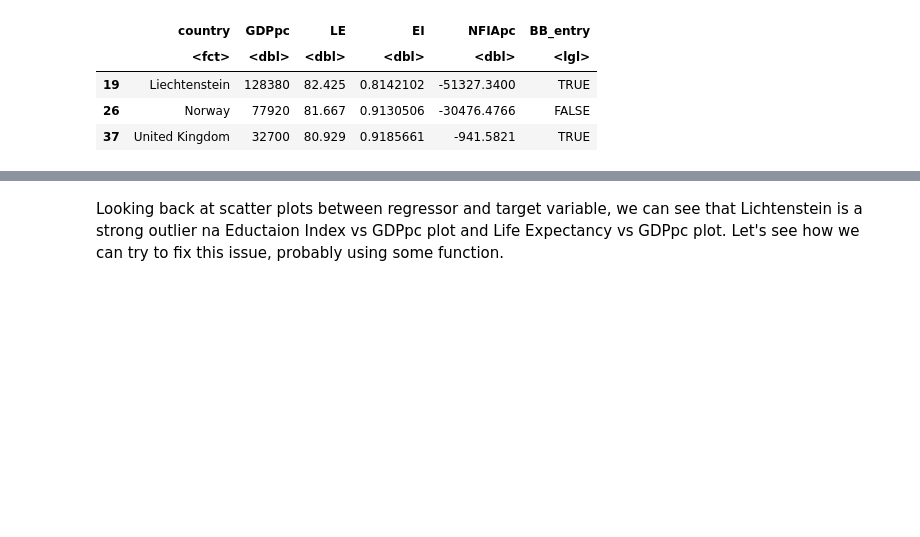
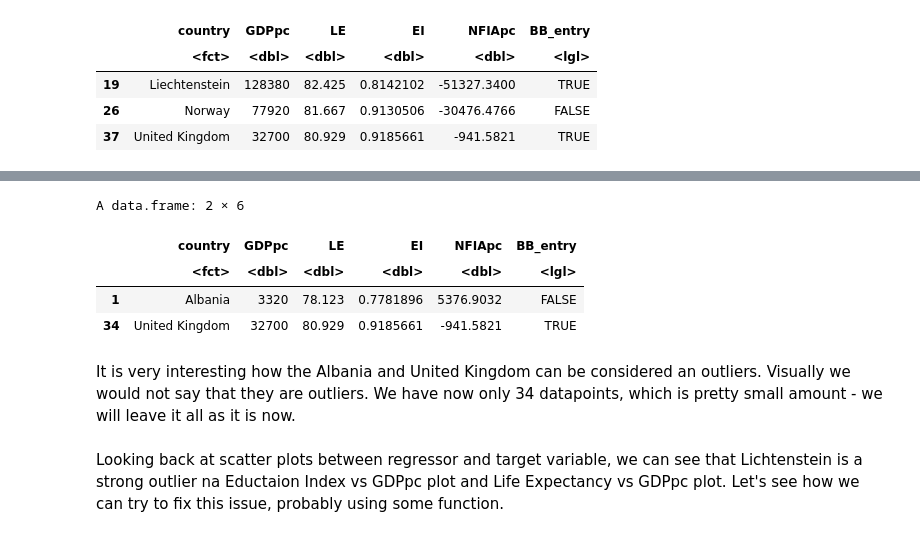
Before and after one commit to nickobard/eurostat-datasets-analysis, a Jupyter notebook: sem-3/semestral-work.ipynb, the cells around one changed output, grey strips where cells are left out. Drawn from its saved outputs; the diff is of its cells as text; code cells hidden in the pictures; blank space fills up the shorter version.

```diff
--- a/sem-3/semestral-work.ipynb
+++ b/sem-3/semestral-work.ipynb
@@ -495,0 +554,5 @@ A data.frame: 3 × 6
+# %%
+# remove observation 19
+data_filtered <- data_filtered[-24,]
+# reset indexes
+row.names(data_filtered) <- NULL
@@ -496,3 +587,13 @@ A data.frame: 3 × 6
+# %%
+data_filtered[c(1,34),]
+# %% [output]
+A data.frame: 2 × 6
+|  | country | GDPpc | LE | EI | NFIApc | BB_entry |
+|  | <fct> | <dbl> | <dbl> | <dbl> | <dbl> | <lgl> |
+| 1 | Albania | 3320 | 78.123 | 0.7781896 | 5376.9032 | FALSE |
+| 34 | United Kingdom | 32700 | 80.929 | 0.9185661 | -941.5821 | TRUE |
+# %% [markdown]
+It is very interesting how the Albania and United Kingdom can be considered an outliers. Visually we would not say that they are outliers. We have now only 34 datapoints, which is pretty small amount - we will leave it all as it is now.
 # %% [markdown]
 Looking back at scatter plots between regressor and target variable, we can see that Lichtenstein is a strong outlier na Eductaion Index vs GDPpc plot and Life Expectancy vs GDPpc plot. Let's see how we can try to fix this issue, probably using some function.
 # %%
```
Also changed, not shown: parts of 20 cells of this notebook.
